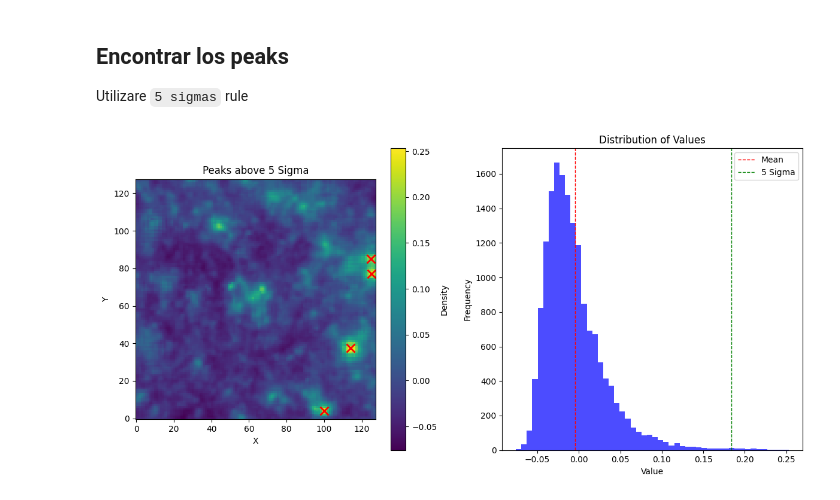
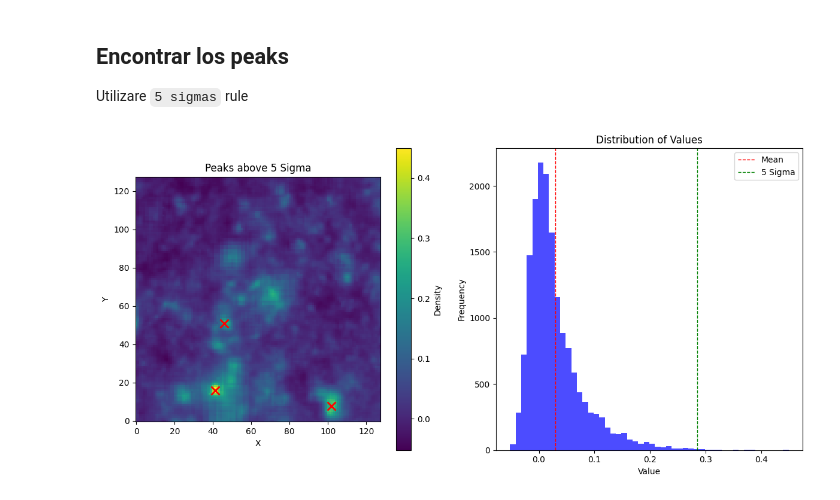
Before and after one commit to fbientrigo/grav_lensing, a Jupyter notebook: final/scripts/visualize_dataset.ipynb, the cells around one changed output. Saved outputs shown, nothing was run; the diff lists cells and outputs as text; code cells hidden in the pictures.

Commit message:
se agrego un preproceso a los datos para faciltiar manejo de canales

```diff
--- a/final/scripts/visualize_dataset.ipynb
+++ b/final/scripts/visualize_dataset.ipynb
@@ -17,8 +18,0 @@ Y: (128, 128)
-# %%
-fig, ax = plt.subplots(nrows=1, ncols=4, sharey=True)
-for X, Y in dataset.take(1):  # Solo mostrar los primeros 5 elementos
-    for idx, channel in enumerate(X):
-        ax[idx].imshow(channel)
-    ax[-1].imshow(Y)
-
-plt.show()
@@ -26,0 +19,22 @@ plt.show()
+# %%
+fig, ax = plt.subplots(nrows=1, ncols=4, sharey=True, figsize=(15, 5))
+
+# Iterar sobre el dataset y tomar el primer elemento
+for X, Y in dataset.take(1):
+    # X tiene forma (128, 128, 3) y Y tiene forma (128, 128, 1)
+    print("X shape:", X.shape)
+    print("Y shape:", Y.shape)
+
+    # Iterar sobre los canales de X
+    for idx in range(X.shape[-1]):
+        ax[idx].imshow(X[:, :, idx])  # Mostrar el canal individual
+        ax[idx].set_title(f'Channel {idx + 1}')  # Título para cada canal
+        ax[idx].axis('off')  # Ocultar los ejes para una visualización más limpia
+
+    # Mostrar Y en la última columna
+    ax[-1].imshow(Y[:, :, 0])  # Y tiene una sola canal
+    ax[-1].set_title('Label')
+    ax[-1].axis('off')
+
+plt.tight_layout()
+plt.show()
@@ -60,6 +78,17 @@ def get_peaks(data, mean, std_dev, sigmas = 5):
     return peak_indices
 # %%
 def plot_peaks(data, sigmas=5, ax1=None, ax2=None):
+    """
+    Toma un arreglo de distribucion con forma (128,128,1)
+    Y grafica junto a su distribucion
+    """
+    if data.shape != (128, 128, 1):
+        raise ValueError("Input data must have shape (128, 128, 1)")
+
+    # Remove the last dimension for plotting purposes
+    data = np.squeeze(data, axis=-1)
+
+
     if ax1 is None or ax2 is None:
         fig, (ax1, ax2) = plt.subplots(1, 2, figsize=(12, 6))
 
@@ -96,6 +125,6 @@ def plot_peaks(data, sigmas=5, ax1=None, ax2=None):
     plt.tight_layout()
     plt.show()
 # %%
-plot_peaks(data, sigmas=5)
+plot_peaks(Y.numpy(), sigmas=5)
 # %% [output]
-[figure, old version]
+[figure, new version]
```
Also changed, not shown: parts of 5 cells of this notebook, 3 other files.
